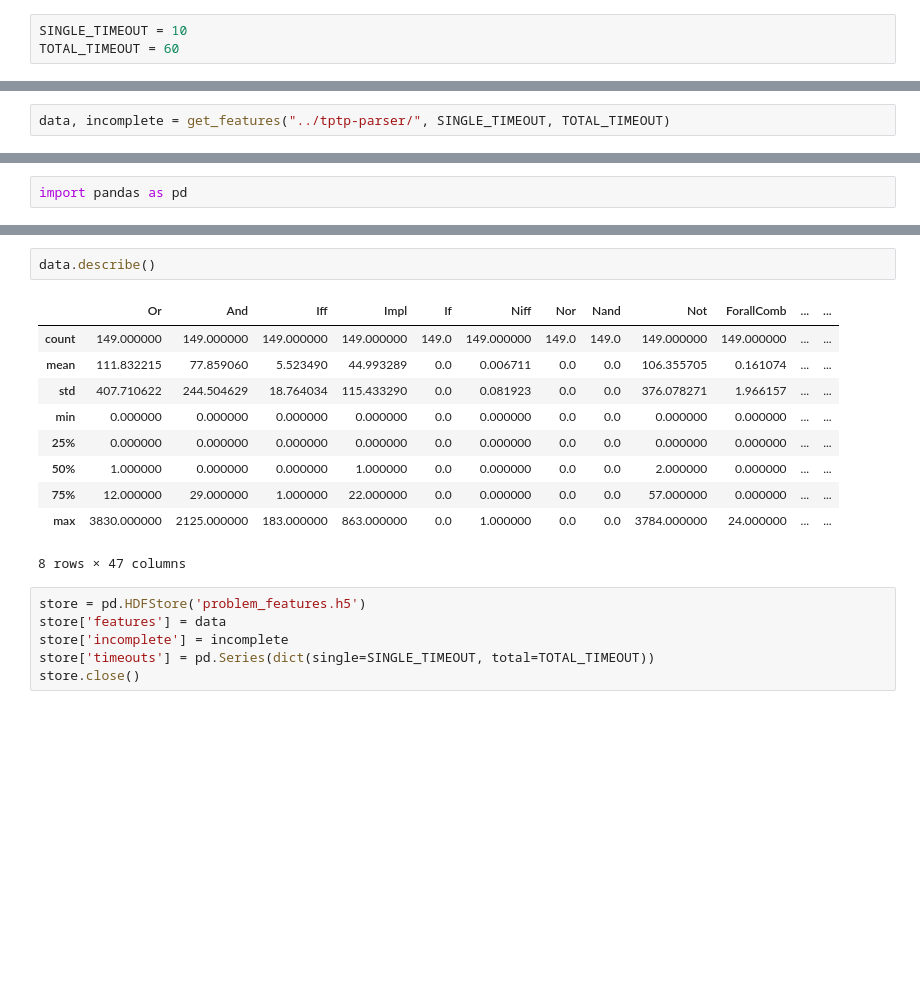
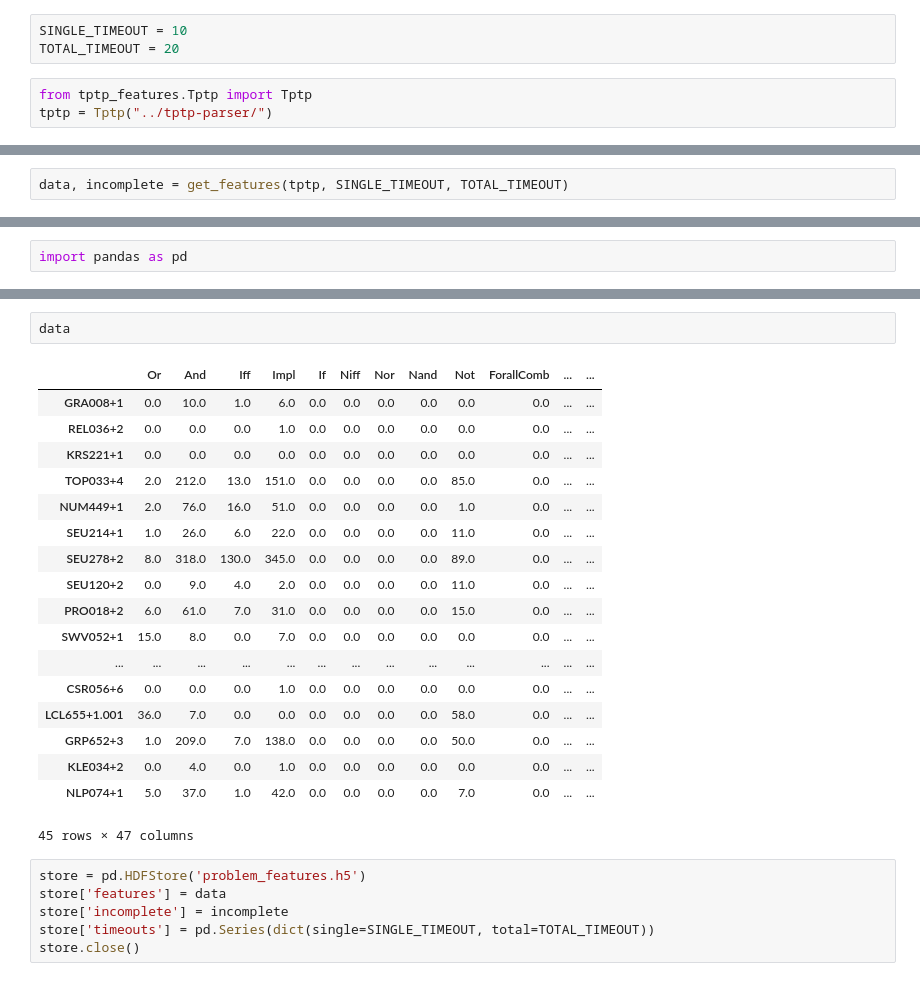
Before and after one commit to cmangla/tptp-features, a Jupyter notebook: notebooks/save_extracted_features.ipynb, the cells around one changed output, grey strips where cells are left out. Drawn from its saved outputs; the diff is of its cells as text; blank space fills up the shorter version.

Commit message:
Using Tptp class for problem selection

```diff
--- a/notebooks/save_extracted_features.ipynb
+++ b/notebooks/save_extracted_features.ipynb
@@ -5,8 +9,11 @@ cd ..
 # %%
 SINGLE_TIMEOUT = 10
-TOTAL_TIMEOUT = 60
+TOTAL_TIMEOUT = 20
+# %%
+from tptp_features.Tptp import Tptp
+tptp = Tptp("../tptp-parser/")
 # %%
 from tptp_features.strategic_features_rq import get_features
 # %%
-data, incomplete = get_features("../tptp-parser/", SINGLE_TIMEOUT, TOTAL_TIMEOUT)
+data, incomplete = get_features(tptp, SINGLE_TIMEOUT, TOTAL_TIMEOUT)
 # %% [output]
@@ -41,17 +49,25 @@ freq                      1
 dtype: object
 # %%
-data.describe()
+data
 # %% [output]
 |  | Or | And | Iff | Impl | If | Niff | Nor | Nand | Not | ForallComb | ... | ... |
-| count | 149.000000 | 149.000000 | 149.000000 | 149.000000 | 149.0 | 149.000000 | 149.0 | 149.0 | 149.000000 | 149.000000 | ... | ... |
-| mean | 111.832215 | 77.859060 | 5.523490 | 44.993289 | 0.0 | 0.006711 | 0.0 | 0.0 | 106.355705 | 0.161074 | ... | ... |
-| std | 407.710622 | 244.504629 | 18.764034 | 115.433290 | 0.0 | 0.081923 | 0.0 | 0.0 | 376.078271 | 1.966157 | ... | ... |
-| min | 0.000000 | 0.000000 | 0.000000 | 0.000000 | 0.0 | 0.000000 | 0.0 | 0.0 | 0.000000 | 0.000000 | ... | ... |
-| 25% | 0.000000 | 0.000000 | 0.000000 | 0.000000 | 0.0 | 0.000000 | 0.0 | 0.0 | 0.000000 | 0.000000 | ... | ... |
-| 50% | 1.000000 | 0.000000 | 0.000000 | 1.000000 | 0.0 | 0.000000 | 0.0 | 0.0 | 2.000000 | 0.000000 | ... | ... |
-| 75% | 12.000000 | 29.000000 | 1.000000 | 22.000000 | 0.0 | 0.000000 | 0.0 | 0.0 | 57.000000 | 0.000000 | ... | ... |
-| max | 3830.000000 | 2125.000000 | 183.000000 | 863.000000 | 0.0 | 1.000000 | 0.0 | 0.0 | 3784.000000 | 24.000000 | ... | ... |
+| GRA008+1 | 0.0 | 10.0 | 1.0 | 6.0 | 0.0 | 0.0 | 0.0 | 0.0 | 0.0 | 0.0 | ... | ... |
+| REL036+2 | 0.0 | 0.0 | 0.0 | 1.0 | 0.0 | 0.0 | 0.0 | 0.0 | 0.0 | 0.0 | ... | ... |
+| KRS221+1 | 0.0 | 0.0 | 0.0 | 0.0 | 0.0 | 0.0 | 0.0 | 0.0 | 0.0 | 0.0 | ... | ... |
+| TOP033+4 | 2.0 | 212.0 | 13.0 | 151.0 | 0.0 | 0.0 | 0.0 | 0.0 | 85.0 | 0.0 | ... | ... |
+| NUM449+1 | 2.0 | 76.0 | 16.0 | 51.0 | 0.0 | 0.0 | 0.0 | 0.0 | 1.0 | 0.0 | ... | ... |
+| SEU214+1 | 1.0 | 26.0 | 6.0 | 22.0 | 0.0 | 0.0 | 0.0 | 0.0 | 11.0 | 0.0 | ... | ... |
+| SEU278+2 | 8.0 | 318.0 | 130.0 | 345.0 | 0.0 | 0.0 | 0.0 | 0.0 | 89.0 | 0.0 | ... | ... |
+| SEU120+2 | 0.0 | 9.0 | 4.0 | 2.0 | 0.0 | 0.0 | 0.0 | 0.0 | 11.0 | 0.0 | ... | ... |
+| PRO018+2 | 6.0 | 61.0 | 7.0 | 31.0 | 0.0 | 0.0 | 0.0 | 0.0 | 15.0 | 0.0 | ... | ... |
+| SWV052+1 | 15.0 | 8.0 | 0.0 | 7.0 | 0.0 | 0.0 | 0.0 | 0.0 | 0.0 | 0.0 | ... | ... |
+| ... | ... | ... | ... | ... | ... | ... | ... | ... | ... | ... | ... | ... |
+| CSR056+6 | 0.0 | 0.0 | 0.0 | 1.0 | 0.0 | 0.0 | 0.0 | 0.0 | 0.0 | 0.0 | ... | ... |
+| LCL655+1.001 | 36.0 | 7.0 | 0.0 | 0.0 | 0.0 | 0.0 | 0.0 | 0.0 | 58.0 | 0.0 | ... | ... |
+| GRP652+3 | 1.0 | 209.0 | 7.0 | 138.0 | 0.0 | 0.0 | 0.0 | 0.0 | 50.0 | 0.0 | ... | ... |
+| KLE034+2 | 0.0 | 4.0 | 0.0 | 1.0 | 0.0 | 0.0 | 0.0 | 0.0 | 0.0 | 0.0 | ... | ... |
+| NLP074+1 | 5.0 | 37.0 | 1.0 | 42.0 | 0.0 | 0.0 | 0.0 | 0.0 | 7.0 | 0.0 | ... | ... |
-8 rows × 47 columns
+45 rows × 47 columns
 # %%
 store = pd.HDFStore('problem_features.h5')
 store['features'] = data
```
Also changed, not shown: parts of 4 cells of this notebook, 2 other files.
